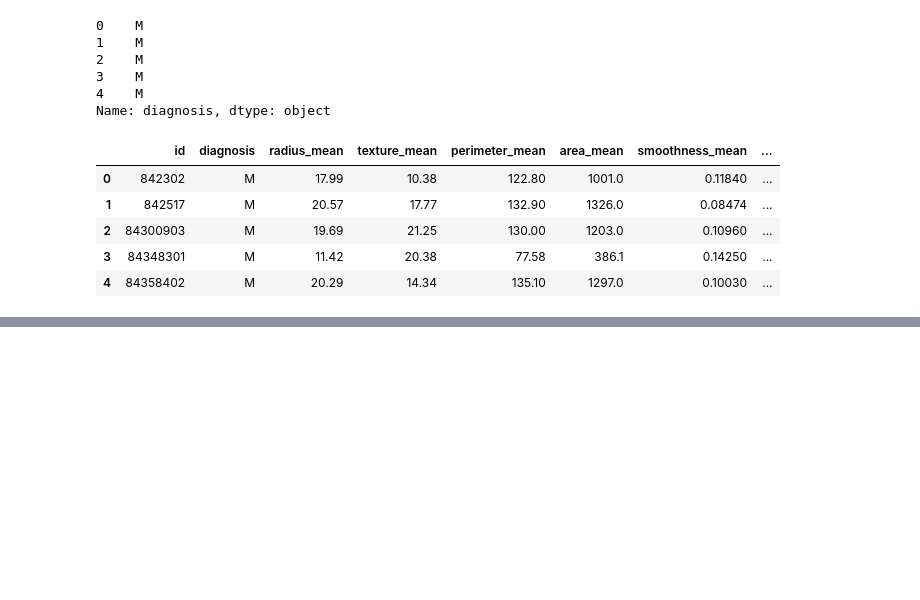
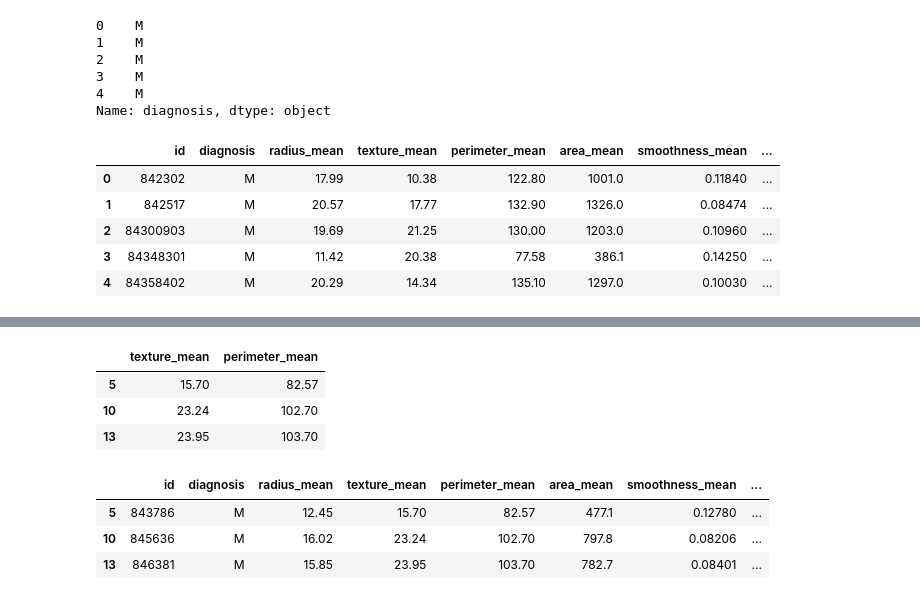
Before and after one commit to a-forty-two/COG-02082021, a Jupyter notebook: Pandas.ipynb, the cells around one changed output, grey strips where cells are left out. Drawn from its saved outputs; the diff is of its cells as text; code cells hidden in the pictures; blank space fills up the shorter version.

```diff
--- a/Pandas.ipynb
+++ b/Pandas.ipynb
@@ -104,0 +117,14 @@ filtrdData[0:5]
+# %%
+filtrdData.iloc[[5,10,13],3:5]
+# %% [output]
+|  | texture_mean | perimeter_mean |
+| 5 | 15.70 | 82.57 |
+| 10 | 23.24 | 102.70 |
+| 13 | 23.95 | 103.70 |
+# %%
+filtrdData.iloc[[5,10,13],:]
+# %% [output]
+|  | id | diagnosis | radius_mean | texture_mean | perimeter_mean | area_mean | smoothness_mean | ... |
+| 5 | 843786 | M | 12.45 | 15.70 | 82.57 | 477.1 | 0.12780 | ... |
+| 10 | 845636 | M | 16.02 | 23.24 | 102.70 | 797.8 | 0.08206 | ... |
+| 13 | 846381 | M | 15.85 | 23.95 | 103.70 | 782.7 | 0.08401 | ... |
```
Also changed, not shown: parts of 3 cells of this notebook.
